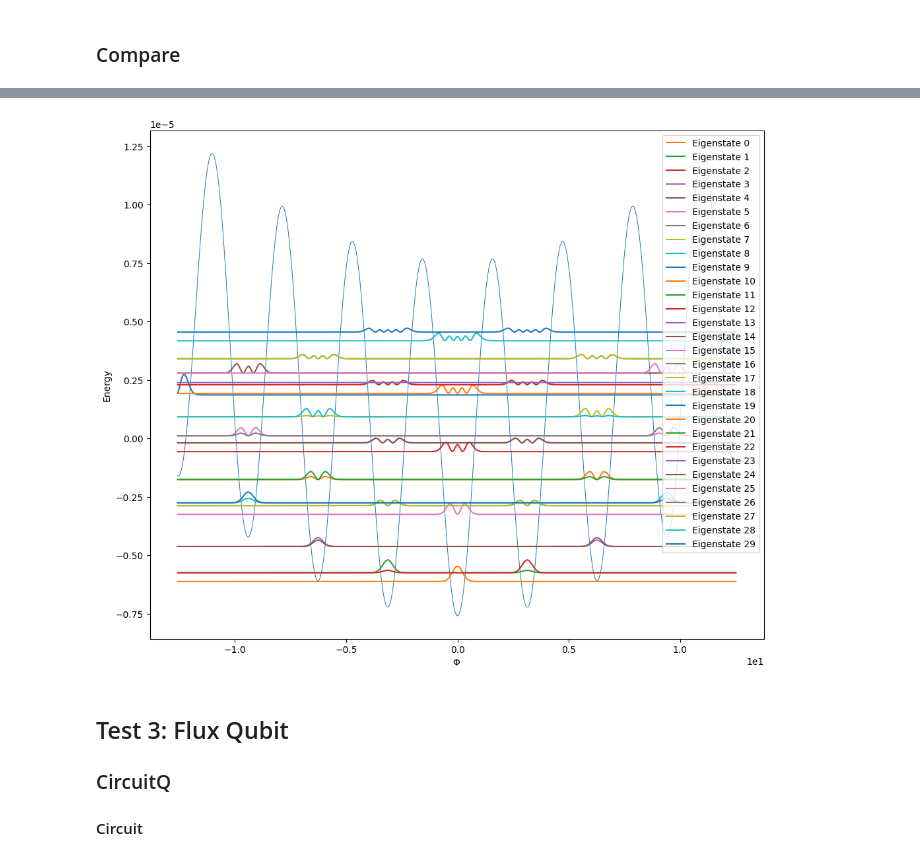
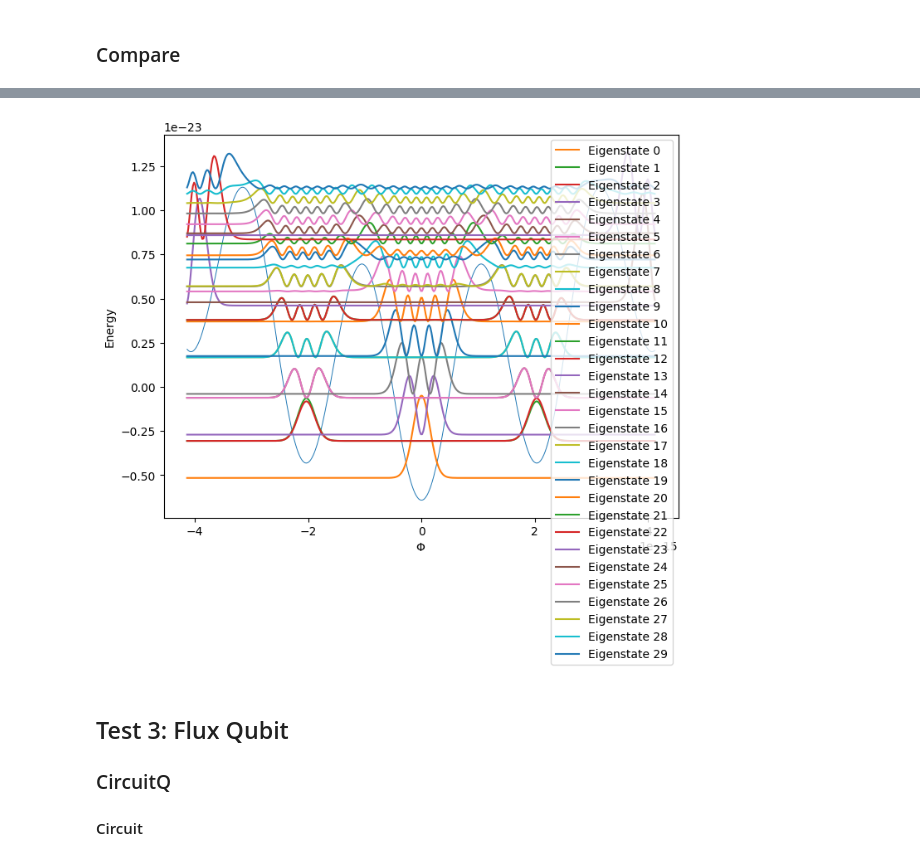
Before and after one commit to PhilippAumann/circuitq, a Jupyter notebook: notebooks/test_CircuitQ.ipynb, the cells around one changed output, grey strips where cells are left out. Drawn from its saved outputs; the diff is of its cells as text; code cells hidden in the pictures.

```diff
--- a/notebooks/test_CircuitQ.ipynb
+++ b/notebooks/test_CircuitQ.ipynb
@@ -88,11 +100,11 @@ esys = transmon.eigensys()
 # %%
 plt.figure(figsize=(7,5))
 plt.plot(np.arange(25), eigv[:25], 'rv', label="CircuitQ")
-plt.plot(np.arange(6), esys[0][:6], 'g^', label="SC Qubit")
+plt.plot(np.arange(25), esys[0][:25], 'g^', label="SC Qubit")
 plt.legend()
 plt.xlabel("Eigenvalue No.")
 plt.ylabel("Energy")
-for n in range(5):
+for n in range(25):
     plt.axhline(esys[0][n], lw=0.5)
 plt.ticklabel_format(style='scientific', scilimits=(0, 0))
 plt.show()
@@ -105,12 +117,16 @@ transmon.plot_phi_wavefunction(esys=esys, which=[0,1,2,3,4], mode='abs_sqr');
 # %%
+circuit.transform_charge_to_flux()
+eigs = circuit.estates_in_phi_basis
+n_states = 5
+scaling = 10 * (eigv[n_states-1]-eigv[0]/n_states)
 plt.style.use('default')
-plt.figure(figsize=(12,10))
+plt.figure(figsize=(8,6))
 def potential(phi):
     return -circuit.c_v["E"]*np.cos(phi/circuit.phi_0)
-plt.plot(circuit.coord_list, potential(circuit.coord_list), lw=0.7)
-for n in range(30):
-    plt.plot(circuit.coord_list,
-             eigv[n] + (abs(eigs[:,n])**2)*circuit.c_v["E"] ,label="Eigenstate " +str(n))
+plt.plot(circuit.flux_list, potential(circuit.flux_list), lw=0.7)
+for n in range(n_states):
+    plt.plot(circuit.flux_list,
+             eigv[n] + np.real(eigs[n]*np.conjugate(eigs[n]))*scaling ,label="Eigenstate " +str(n))
 plt.legend()
 plt.ticklabel_format(style='scientific', scilimits=(0, 0))
 plt.xlabel(r"$\Phi$")
@@ -137,14 +157,15 @@ $\displaystyle - E_{J010} \cos{\left(2.0 \Phi_{1} \right)} + \frac{\left(\Phi_{1
 # %% [markdown]
 #### Diagonalization
 # %%
-h_num = circuit.get_numerical_hamiltonian(401)
+L = 1e-6
+h_num = circuit.get_numerical_hamiltonian(401, parameter_values=[False, False, L, 0])
 eigv, eigs = circuit.get_eigensystem()
 # %% [markdown]
 ### SCQubit
 # %%
 EJ = circuit.c_v["E"]
 EC = circuit.c_v["E_C"]
-EL = (circuit.phi_0**2) / circuit.c_v["L"]
+EL = (circuit.phi_0**2) / L
 fluxonium = sc.Fluxonium(EJ = EJ, EC = EC, EL = EL, flux = 0, cutoff = 401)
 esys = fluxonium.eigensys(evals_count=50)
 # %% [markdown]
@@ -165,20 +186,20 @@ plt.show()
 # %%
 plt.style.use('default')
-plt.figure(figsize=(12,10))
+plt.figure(figsize=(8,6))
 def potential(phi):
-    return -circuit.c_v["E"]*np.cos(phi/circuit.phi_0) + phi**2/(2*circuit.c_v["L"])
-plt.plot(circuit.coord_list, potential(circuit.coord_list), lw=0.7)
+    return -circuit.c_v["E"]*np.cos(phi/circuit.phi_0) + phi**2/(2*L)
+plt.plot(circuit.flux_list, potential(circuit.flux_list), lw=0.7)
 for n in range(30):
-    plt.plot(circuit.coord_list,
-             eigv[n]+ abs(eigs[:,n])**2*(max(circuit.coord_list)**2/(2*circuit.c_v["L"]))
+    plt.plot(circuit.flux_list,
+             eigv[n]+ abs(eigs[:,n])**2*(max(circuit.flux_list)**2/(2*circuit.c_v["L"]))
              ,label="Eigenstate " +str(n))
 plt.legend()
 plt.ticklabel_format(style='scientific', scilimits=(0, 0))
 plt.xlabel(r"$\Phi$")
 plt.ylabel("Energy")
 plt.show()
 # %% [output]
-[figure, old version]
+[figure, new version]
 # %% [markdown]
 ## Test 3: Flux Qubit
 ### CircuitQ
```
Also changed, not shown: parts of 29 cells of this notebook, 8 other files.
